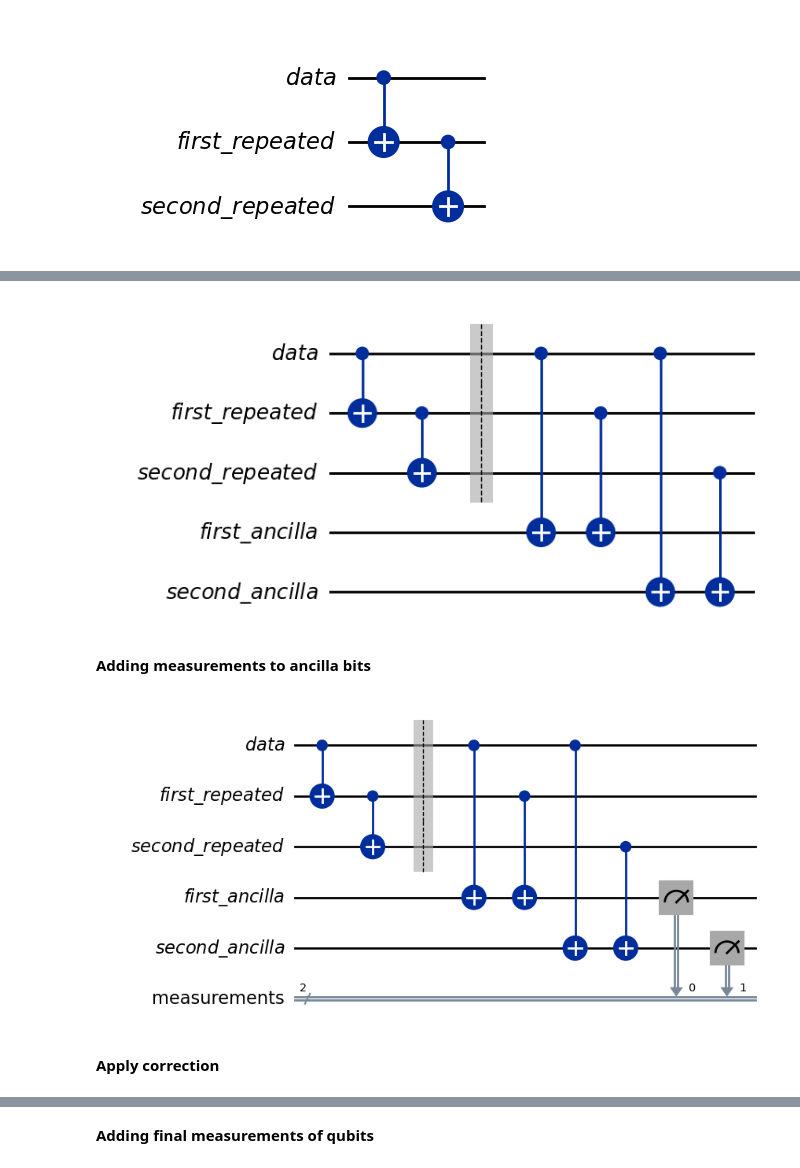
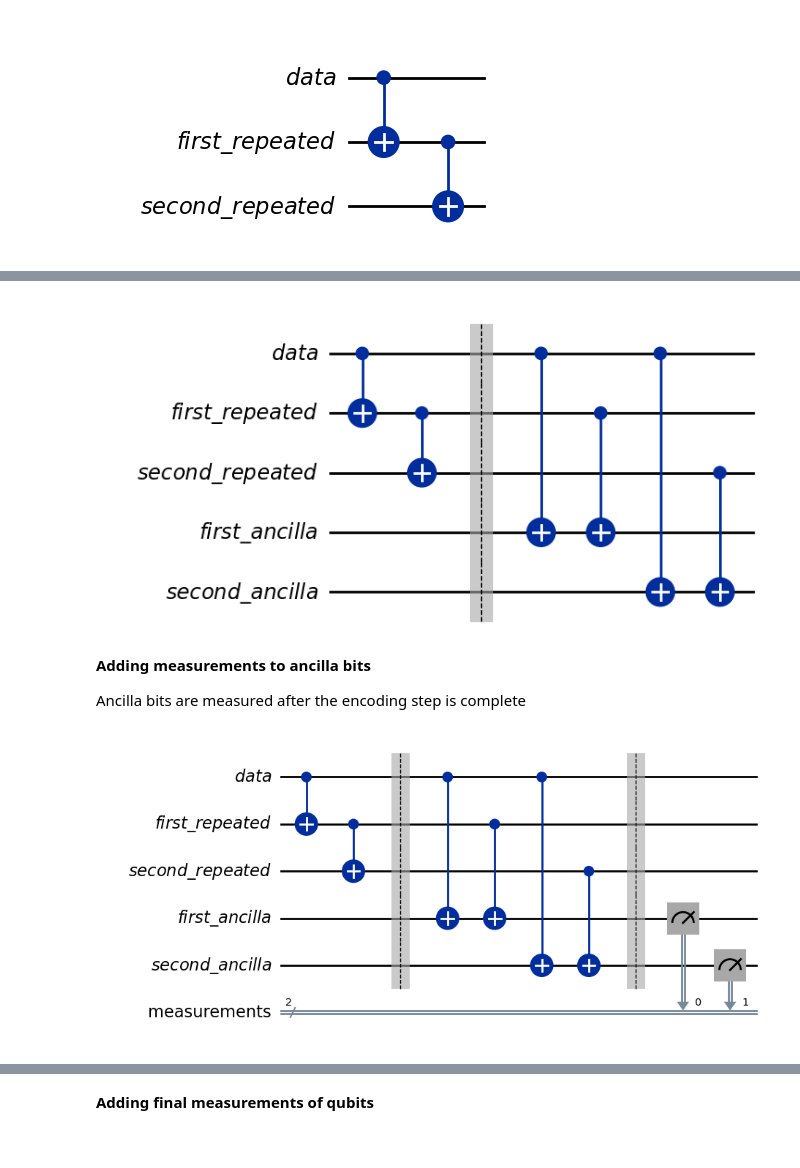
Before and after one commit to JasonC01/qiskit_repetition_code, a Jupyter notebook: qiskit.ipynb, the cells around one changed output, grey strips where cells are left out. Drawn from its saved outputs; the diff is of its cells as text; code cells hidden in the pictures.

```diff
--- a/qiskit.ipynb
+++ b/qiskit.ipynb
@@ -36,34 +34,35 @@ second_ancilla = QuantumRegister(1, 'second_ancilla')
 circuit = QuantumCircuit(data_qubit, first_repeated_qubit, second_repeated_qubit, first_ancilla, second_ancilla)
 circuit.cx(data_qubit[0], first_repeated_qubit[0])
 circuit.cx(first_repeated_qubit[0], second_repeated_qubit[0])
-circuit.barrier([0, 1, 2])
+circuit.barrier([0, 1, 2, 3, 4])
 circuit.cx(data_qubit[0], first_ancilla[0])
 circuit.cx(first_repeated_qubit[0], first_ancilla[0])
 circuit.cx(data_qubit[0], second_ancilla[0])
 circuit.cx(second_repeated_qubit[0], second_ancilla[0])
 circuit.draw("mpl")
 # %% [output]
-[figure, old version]
+[figure, new version]
 # %% [markdown]
 **Adding measurements to ancilla bits**
+
+Ancilla bits are measured after the encoding step is complete
 # %%
 data_qubit = QuantumRegister(1, 'data')
 first_repeated_qubit = QuantumRegister(1, 'first_repeated')
 second_repeated_qubit = QuantumRegister(1, 'second_repeated')
 first_ancilla = QuantumRegister(1, 'first_ancilla')
 second_ancilla = QuantumRegister(1, 'second_ancilla')
 measurements = ClassicalRegister(2, "measurements")
 circuit = QuantumCircuit(data_qubit, first_repeated_qubit, second_repeated_qubit, first_ancilla, second_ancilla, measurements)
 circuit.cx(data_qubit[0], first_repeated_qubit[0])
 circuit.cx(first_repeated_qubit[0], second_repeated_qubit[0])
-circuit.barrier([0, 1, 2])
+circuit.barrier([0, 1, 2, 3, 4])
 circuit.cx(data_qubit[0], first_ancilla[0])
 circuit.cx(first_repeated_qubit[0], first_ancilla[0])
 circuit.cx(data_qubit[0], second_ancilla[0])
 circuit.cx(second_repeated_qubit[0], second_ancilla[0])
+circuit.barrier([0, 1, 2, 3, 4])
 circuit.measure([first_ancilla[0], second_ancilla[0]], [measurements[0], measurements[1]])
 circuit.draw("mpl")
 # %% [output]
-[figure, old version]
+[figure, new version]
-# %% [markdown]
-**Apply correction**
```
Also changed, not shown: parts of 41 cells of this notebook, 1 other file.
